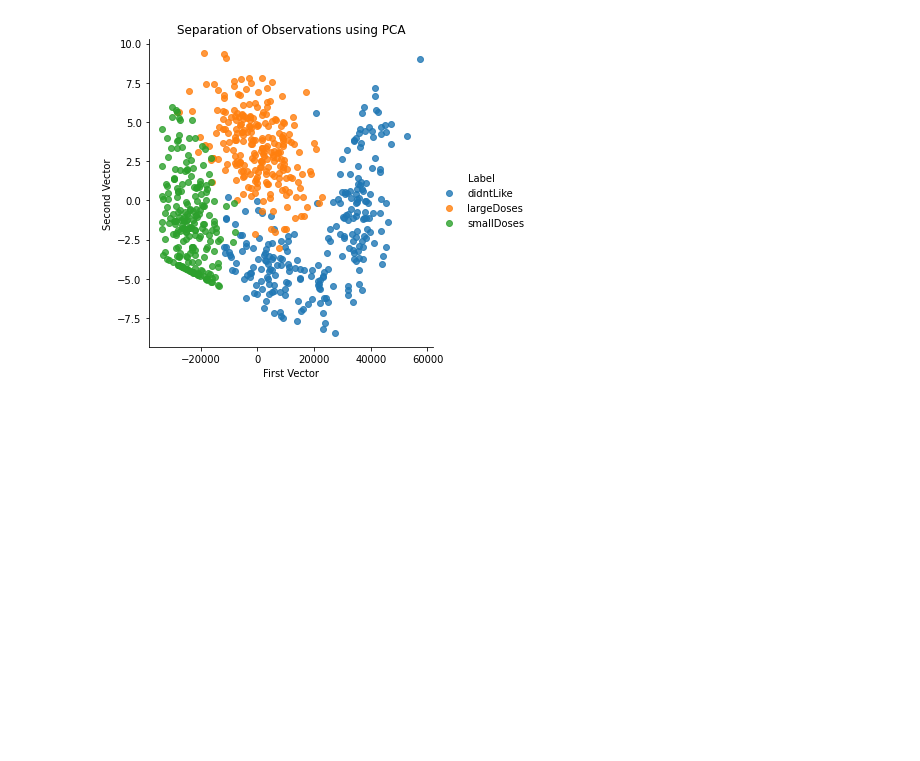
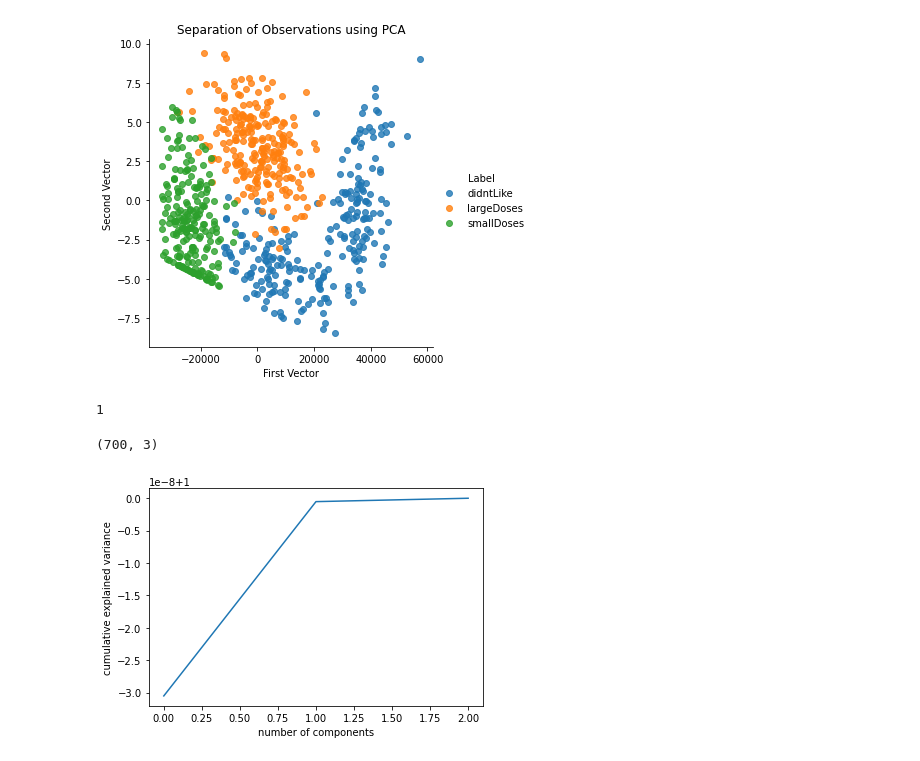
Before and after one commit to jumbokh/nknu-class, a Jupyter notebook: ML/PCA/classified_DatingWeb_1.ipynb, the cells around one changed output. Cells and saved outputs as stored; diff of their text form; code cells hidden in the pictures; blank space fills up the shorter version.

```diff
--- a/ML/PCA/classified_DatingWeb_1.ipynb
+++ b/ML/PCA/classified_DatingWeb_1.ipynb
@@ -203,3 +203,24 @@ def scatterPlot(xDF, yDF, algoName):
 scatterPlot(X_train_PCA, y_train, "PCA")
 # %% [output]
 [figure]
+# %%
+pca = PCA()
+pca.fit(X_train)
+cumsum = np.cumsum(pca.explained_variance_ratio_)
+d = np.argmax(cumsum >= 0.95) + 1
+# %%
+print(d)
+# %% [output]
+1
+# %%
+print(X_train.shape)
+# %% [output]
+(700, 3)
+# %%
+pca = PCA()
+pca.fit(X_train)
+plt.plot(np.cumsum(pca.explained_variance_ratio_))
+plt.xlabel('number of components')
+plt.ylabel('cumulative explained variance');
+# %% [output]
+[figure, added]
```
